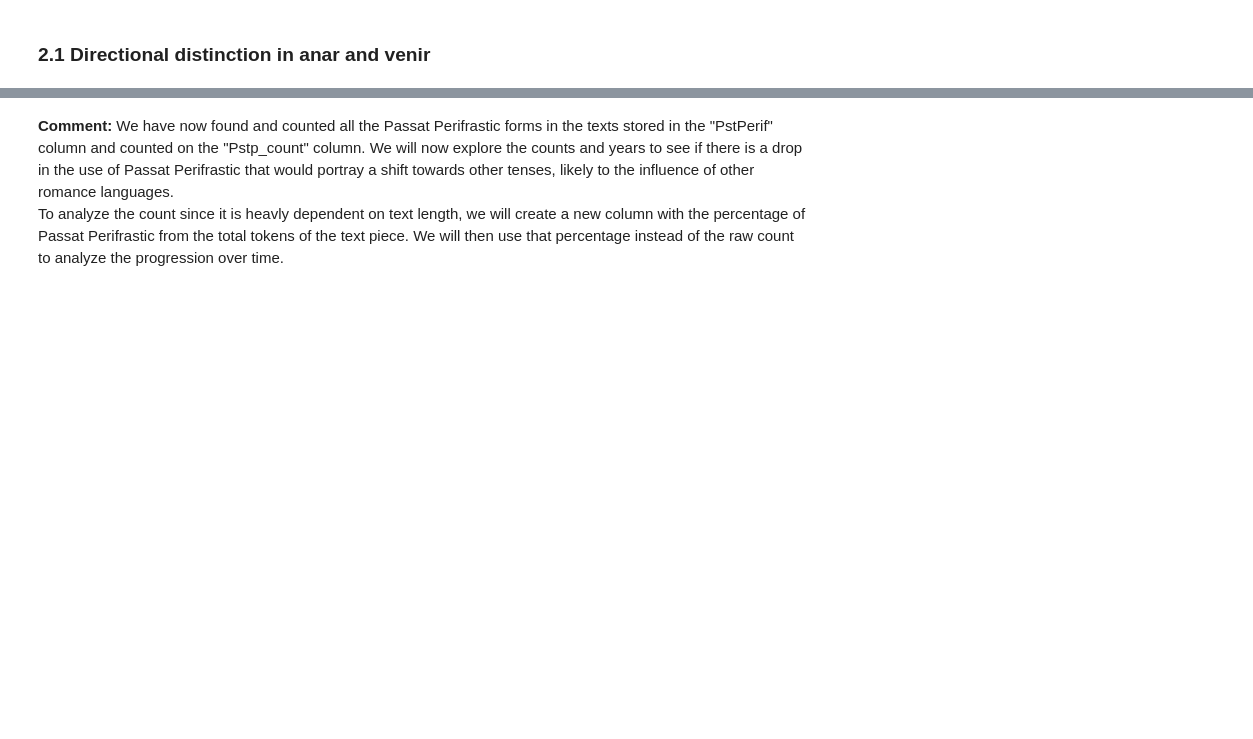
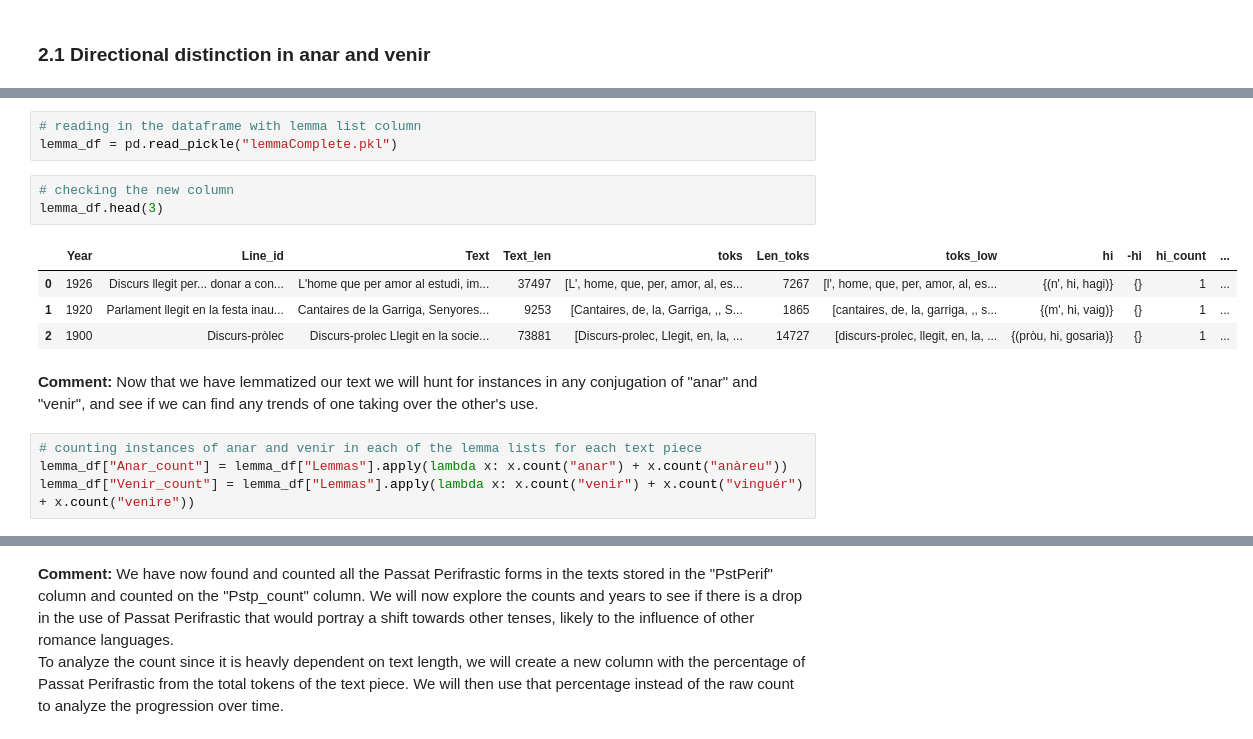
Before and after one commit to Data-Science-for-Linguists-2025/Linguistic-Markers-Catalan-Substitution, a Jupyter notebook: Analysis-1-LowLevel.ipynb, the cells around one changed output, grey strips where cells are left out. Cells and saved outputs as stored; diff of their text form; blank space fills up the shorter version.

```diff
--- a/Analysis-1-LowLevel.ipynb
+++ b/Analysis-1-LowLevel.ipynb
@@ -218,0 +341,17 @@ R-squared: 3.5688228244888407e-06
+# %%
+# reading in the dataframe with lemma list column
+lemma_df = pd.read_pickle("lemmaComplete.pkl")
+# %%
+# checking the new column
+lemma_df.head(3)
+# %% [output]
+|  | Year | Line_id | Text | Text_len | toks | Len_toks | toks_low | hi | -hi | hi_count | ... |
+| 0 | 1926 | Discurs llegit per... donar a con... | L'home que per amor al estudi, im... | 37497 | [L', home, que, per, amor, al, es... | 7267 | [l', home, que, per, amor, al, es... | {(n', hi, hagi)} | {} | 1 | ... |
+| 1 | 1920 | Parlament llegit en la festa inau... | Cantaires de la Garriga, Senyores... | 9253 | [Cantaires, de, la, Garriga, ,, S... | 1865 | [cantaires, de, la, garriga, ,, s... | {(m', hi, vaig)} | {} | 1 | ... |
+| 2 | 1900 | Discurs-pròlec | Discurs-prolec Llegit en la socie... | 73881 | [Discurs-prolec, Llegit, en, la, ... | 14727 | [discurs-prolec, llegit, en, la, ... | {(pròu, hi, gosaria)} | {} | 1 | ... |
+# %% [markdown]
+**Comment:** Now that we have lemmatized our text we will hunt for instances in any conjugation of "anar" and "venir", and see if we can find any trends of one taking over the other's use.
+# %%
+# counting instances of anar and venir in each of the lemma lists for each text piece
+lemma_df["Anar_count"] = lemma_df["Lemmas"].apply(lambda x: x.count("anar") + x.count("anàreu"))
+lemma_df["Venir_count"] = lemma_df["Lemmas"].apply(lambda x: x.count("venir") + x.count("vinguér") + x.count("venire"))
```
Also changed, not shown: parts of 33 cells of this notebook.
